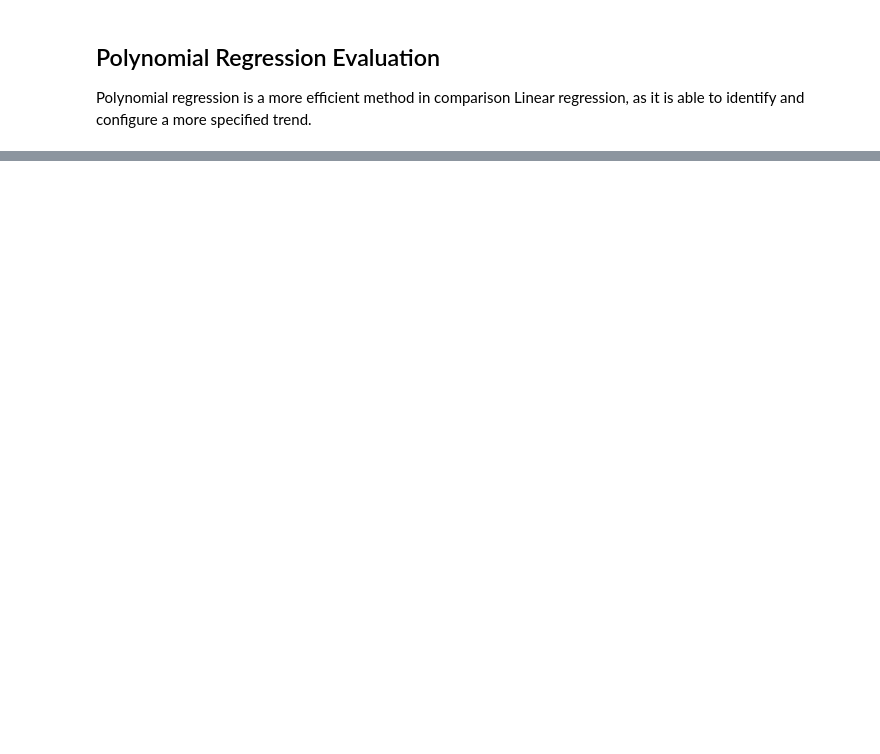
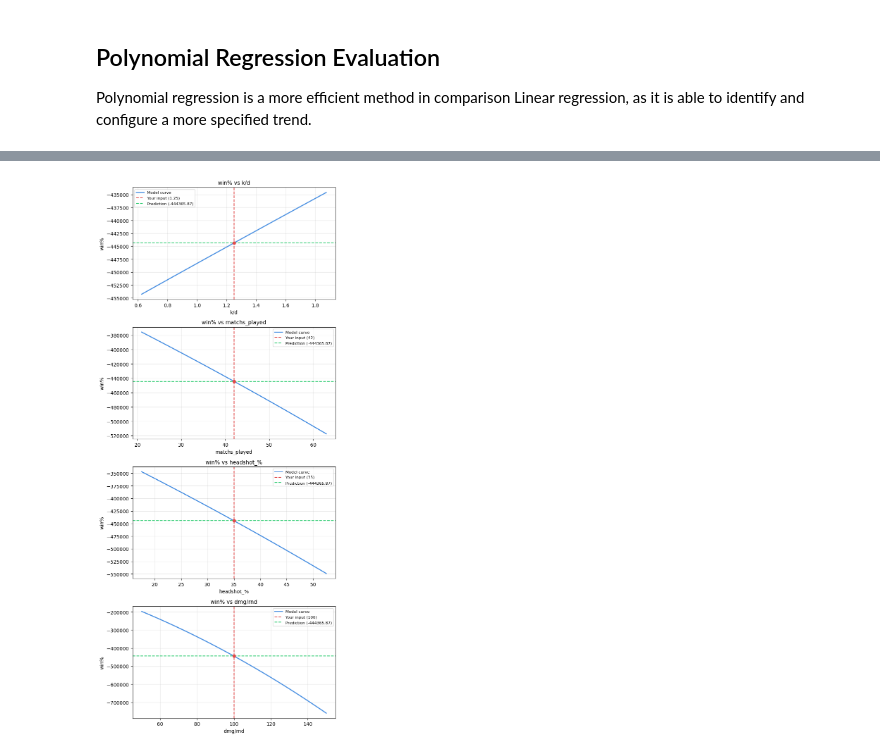
Before and after one commit to TempeHS/2026SE_MLOOPs_Gerrard.F, a Jupyter notebook: 2. Model_Development/2.4.Model_Testing_and_Evaluation/2.4.2.Polynomial_Regression_Evaluation.ipynb, the cells around one changed output, grey strips where cells are left out. Saved outputs shown, nothing was run; the diff lists cells and outputs as text; code cells hidden in the pictures; blank space fills up the shorter version.

Commit message:
Updating PWA and Model

```diff
--- a/2. Model_Development/2.4.Model_Testing_and_Evaluation/2.4.2.Polynomial_Regression_Evaluation.ipynb
+++ b/2. Model_Development/2.4.Model_Testing_and_Evaluation/2.4.2.Polynomial_Regression_Evaluation.ipynb
@@ -106,0 +107,79 @@ Model score (R^2): 0.051838
+# %%
+# ── Manual prediction test ──────────────────────────────────────────────────
+# Edit these values to manually test the model
+manual_input = {
+    "k/d": 1.25,  # <-- change this
+    "headshot_%": 35,
+    "dmg/rnd": 100,
+    "matchs_played": 42,  # <-- change this
+}
+
+# Build input array in correct feature order
+manual_features = [manual_input[col] for col in x_cols]
+X_manual = np.array(manual_features, dtype=float).reshape(1, -1)
+
+# Predict
+manual_pred = model_A.predict(X_manual)[0]
+
+print("─" * 40)
+print("Manual Prediction Test")
+print("─" * 40)
+for col, val in manual_input.items():
+    print(f"  {col:<20} {val}")
+print("─" * 40)
+print(f"  Predicted {y_col:<13} {manual_pred:.4f}")
+print("─" * 40)
+
+# MMR classification
+if manual_pred >= 70:
+    mmr = "High MMR — Performing above average"
+elif manual_pred >= 45:
+    mmr = "Average MMR — Performing at average"
+else:
+    mmr = "Low MMR — Performing below average"
+
+print(f"  MMR Classification:  {mmr}")
+print("─" * 40)
+
+# Plot: show where user input sits on each feature curve
+n = len(x_cols)
+fig, axes = plt.subplots(nrows=n, ncols=1, figsize=(7, 4 * n), squeeze=False)
+x_ref = np.array(manual_features, dtype=float)
+
+for i in range(n):
+    ax = axes[i, 0]
+    user_val = manual_features[i]
+    low = user_val * 0.5 if user_val != 0 else -1
+    high = user_val * 1.5 if user_val != 0 else 1
+    x_grid = np.linspace(low, high, 200)
+
+    X_sweep = np.tile(x_ref, (200, 1))
+    X_sweep[:, i] = x_grid
+    y_sweep = model_A.predict(X_sweep)
+
+    ax.plot(x_grid, y_sweep, color="#4a90e2", linewidth=2, label="Model curve")
+    ax.axvline(
+        user_val,
+        color="#e24a4a",
+        linestyle="--",
+        linewidth=1.5,
+        label=f"Your input ({user_val})",
+    )
+    ax.axhline(
+        manual_pred,
+        color="#2ecc71",
+        linestyle="--",
+        linewidth=1.5,
+        label=f"Prediction ({manual_pred:.2f})",
+    )
+    ax.scatter([user_val], [manual_pred], color="#e24a4a", zorder=5)
+
+    ax.set_title(f"{y_col} vs {x_cols[i]}", fontsize=11)
+    ax.set_xlabel(x_cols[i])
+    ax.set_ylabel(y_col)
+    ax.legend(fontsize=8)
+    ax.grid(True, alpha=0.3)
+
+plt.tight_layout()
+plt.show()
+# %% [output]
@@ -106,0 +198 @@ Model score (R^2): 0.051838
+[figure, added]
```
Also changed, not shown: parts of 4 cells of this notebook, 7 other files.
